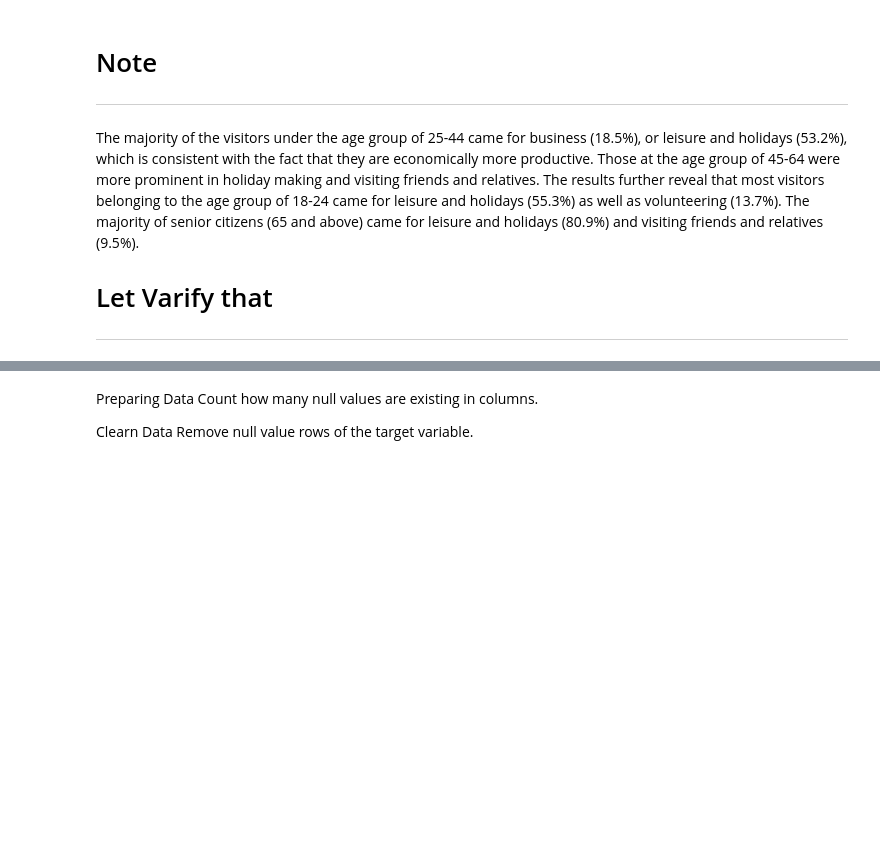
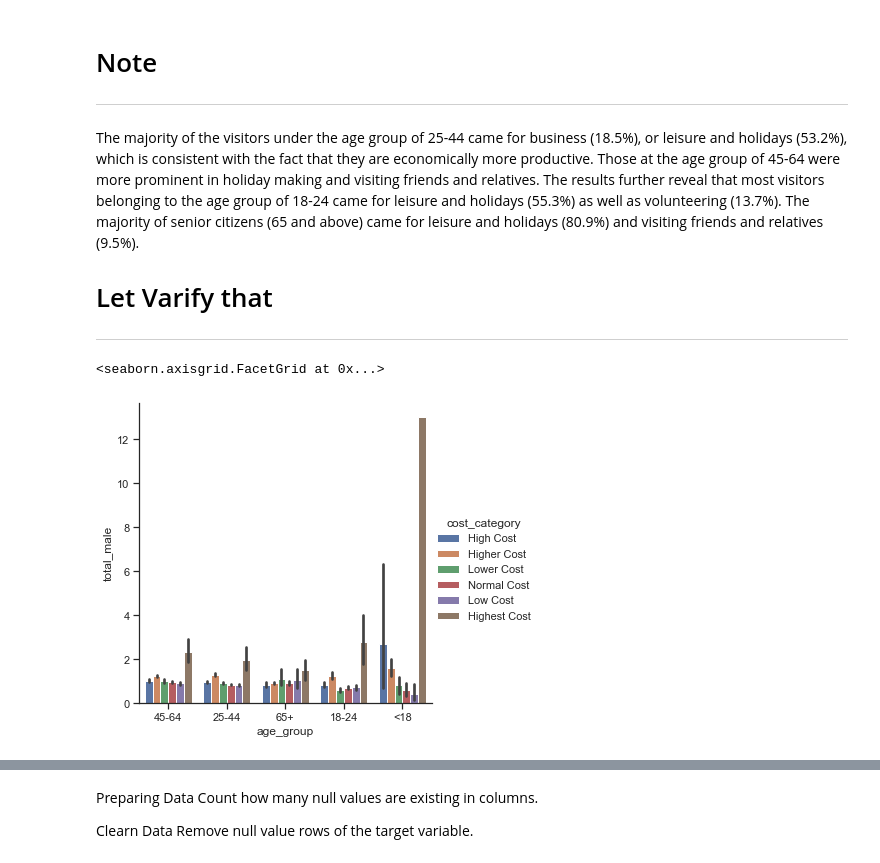
Before and after one commit to Bonniface/Tanzania-Tourism-Classification, a Jupyter notebook: ai4d/Untitled-1.ipynb, the cells around one changed output, grey strips where cells are left out. Saved outputs shown, nothing was run; the diff lists cells and outputs as text; code cells hidden in the pictures; blank space fills up the shorter version.

```diff
--- a/ai4d/Untitled-1.ipynb
+++ b/ai4d/Untitled-1.ipynb
@@ -132,3 +147,9 @@ Train.select_dtypes('object').head()
 The majority of the visitors under the age group of 25-44 came for business (18.5%), or leisure and holidays (53.2%), which is consistent with the fact that they are economically more productive. Those at the age group of 45-64 were more prominent in holiday making and visiting friends and relatives. The results further reveal that most visitors belonging to the age group of 18-24 came for leisure and holidays (55.3%) as well as volunteering (13.7%). The majority of senior citizens (65 and above) came for leisure and holidays (80.9%) and visiting friends and relatives (9.5%).
 # Let Varify that
 -------------------------------------------------------------------------------------------------------------------------------------------------
+# %%
+
+sns.catplot(x="age_group", y="total_male", hue="cost_category", kind="bar", data=Train)
+# %% [output]
+<seaborn.axisgrid.FacetGrid at 0x...>
+[figure, added]
```
Also changed, not shown: parts of 23 cells of this notebook.
